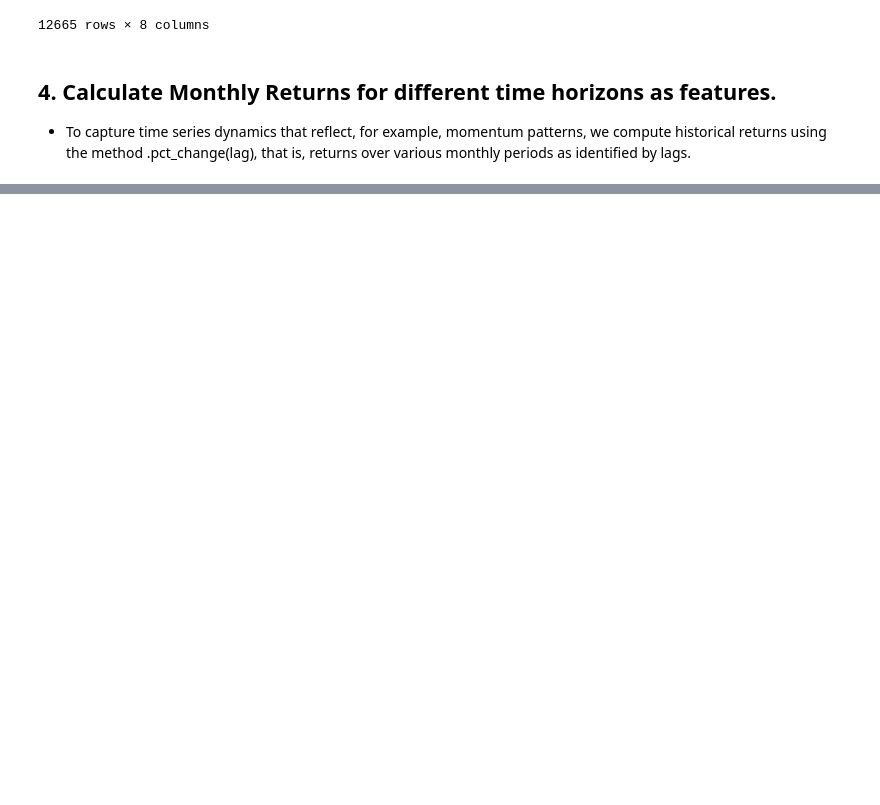
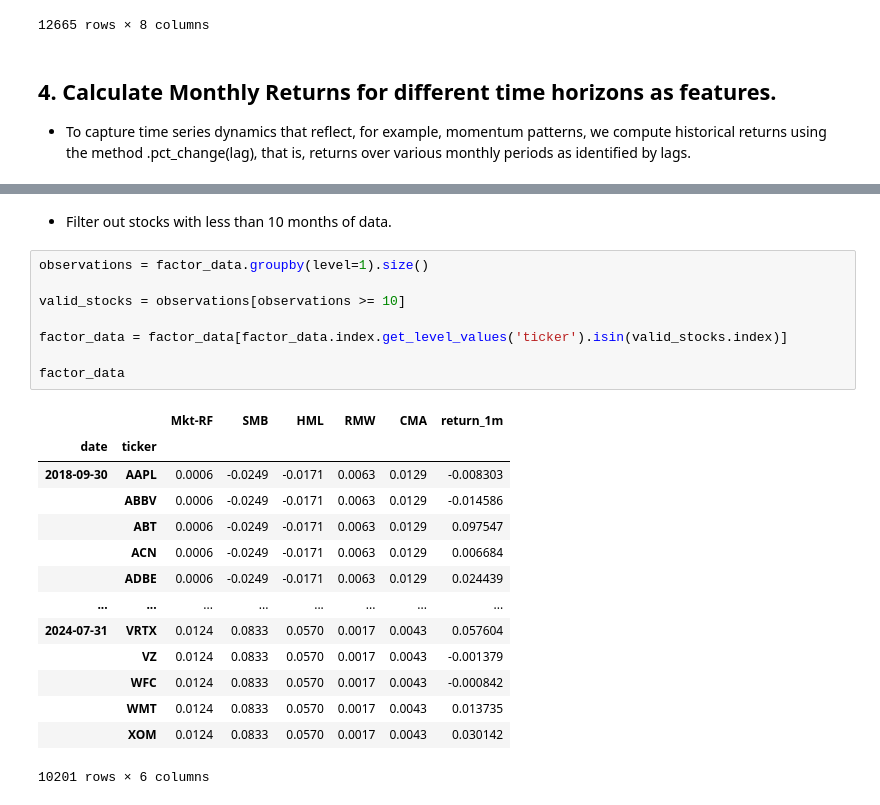
Before and after one commit to angadkhurana/ML-Algorithmic-Trading, a Jupyter notebook: ML_Quant_Strategies.ipynb, the cells around one changed output, grey strips where cells are left out. Saved outputs shown, nothing was run; the diff lists cells and outputs as text; blank space fills up the shorter version.

```diff
--- a/ML_Quant_Strategies.ipynb
+++ b/ML_Quant_Strategies.ipynb
@@ -259,0 +302,25 @@ data
+# %% [markdown]
+* Filter out stocks with less than 10 months of data.
+# %%
+observations = factor_data.groupby(level=1).size()
+
+valid_stocks = observations[observations >= 10]
+
+factor_data = factor_data[factor_data.index.get_level_values('ticker').isin(valid_stocks.index)]
+
+factor_data
+# %% [output]
+|  |  | Mkt-RF | SMB | HML | RMW | CMA | return_1m |
+| date | ticker |  |  |  |  |  |  |
+| 2018-09-30 | AAPL | 0.0006 | -0.0249 | -0.0171 | 0.0063 | 0.0129 | -0.008303 |
+|  | ABBV | 0.0006 | -0.0249 | -0.0171 | 0.0063 | 0.0129 | -0.014586 |
+|  | ABT | 0.0006 | -0.0249 | -0.0171 | 0.0063 | 0.0129 | 0.097547 |
+|  | ACN | 0.0006 | -0.0249 | -0.0171 | 0.0063 | 0.0129 | 0.006684 |
+|  | ADBE | 0.0006 | -0.0249 | -0.0171 | 0.0063 | 0.0129 | 0.024439 |
+| ... | ... | ... | ... | ... | ... | ... | ... |
+| 2024-07-31 | VRTX | 0.0124 | 0.0833 | 0.0570 | 0.0017 | 0.0043 | 0.057604 |
+|  | VZ | 0.0124 | 0.0833 | 0.0570 | 0.0017 | 0.0043 | -0.001379 |
+|  | WFC | 0.0124 | 0.0833 | 0.0570 | 0.0017 | 0.0043 | -0.000842 |
+|  | WMT | 0.0124 | 0.0833 | 0.0570 | 0.0017 | 0.0043 | 0.013735 |
+|  | XOM | 0.0124 | 0.0833 | 0.0570 | 0.0017 | 0.0043 | 0.030142 |
+10201 rows × 6 columns
```
Also changed, not shown: parts of 13 cells of this notebook.
